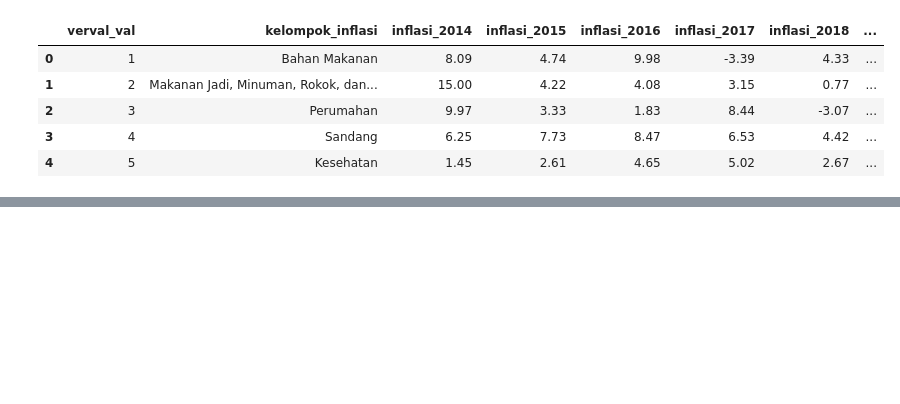
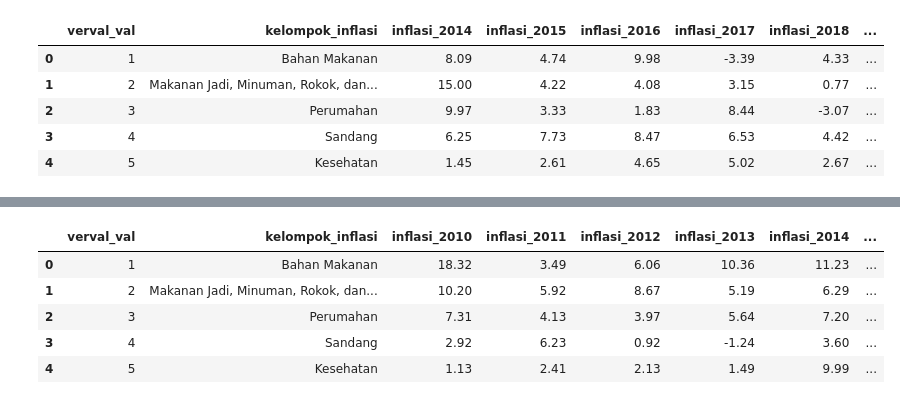
Before and after one commit to YudiHardiyanta/sdi, a Jupyter notebook: Nisa/code.ipynb, the cells around one changed output, grey strips where cells are left out. Cells and saved outputs as stored; diff of their text form; code cells hidden in the pictures; blank space fills up the shorter version.

```diff
--- a/Nisa/code.ipynb
+++ b/Nisa/code.ipynb
@@ -89,7 +89,7 @@ def getDataByVarId(varId=varId,domain='5100'):
     return dt_all
 # %%
 def clean_tag_html(data):
-    data["vervar_label"] = data["vervar_label"].str.replace(r"<.*?>", "", regex=True)
+    data.loc[:, "vervar_label"] = data["vervar_label"].str.replace(r"<.*?>", "", regex=True)
     return data
 # %%
 daftar_data=getVarByDomain(domain='5100')
@@ -167,0 +181,20 @@ data47_tb.to_excel(f'output/data_{varId}.xlsx', index=False)
+# %%
+#proses cleaning
+data65=data65[['verval_val','vervar_label','tahun_label','content_label']]
+data65 = clean_tag_html(data65)
+#proses rename colomn
+data65_tb=data65.rename(columns={'vervar_label' : 'kelompok_inflasi','tahun_label' : 'tahun','content_label' : 'inflasi'})
+#pivoting tabel
+data65_tb=data65_tb.pivot_table(index=['verval_val','kelompok_inflasi'],columns=['tahun'],values=['inflasi'])
+#multi index jadikan 1
+data65_tb.columns = ['_'.join(col).strip() if isinstance(col, tuple) else col
+                   for col in data65_tb.columns.values]
+data65_tb=data65_tb.reset_index()
+data65_tb.head()
+# %% [output]
+|  | verval_val | kelompok_inflasi | inflasi_2010 | inflasi_2011 | inflasi_2012 | inflasi_2013 | inflasi_2014 | ... |
+| 0 | 1 | Bahan Makanan | 18.32 | 3.49 | 6.06 | 10.36 | 11.23 | ... |
+| 1 | 2 | Makanan Jadi, Minuman, Rokok, dan... | 10.20 | 5.92 | 8.67 | 5.19 | 6.29 | ... |
+| 2 | 3 | Perumahan | 7.31 | 4.13 | 3.97 | 5.64 | 7.20 | ... |
+| 3 | 4 | Sandang | 2.92 | 6.23 | 0.92 | -1.24 | 3.60 | ... |
+| 4 | 5 | Kesehatan | 1.13 | 2.41 | 2.13 | 1.49 | 9.99 | ... |
```
Also changed, not shown: parts of 11 cells of this notebook, 3 other files.
